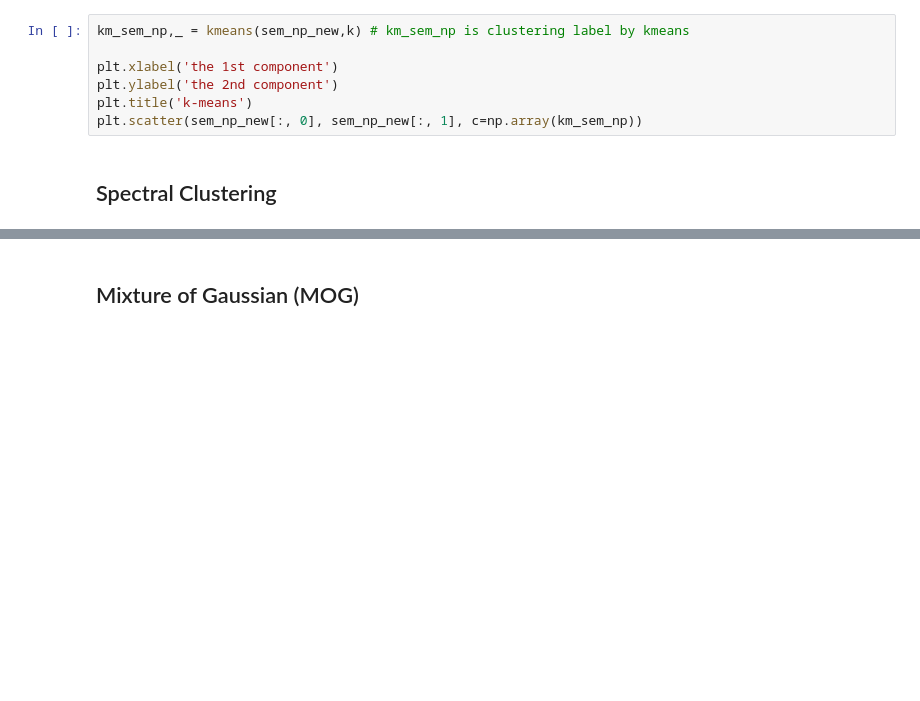
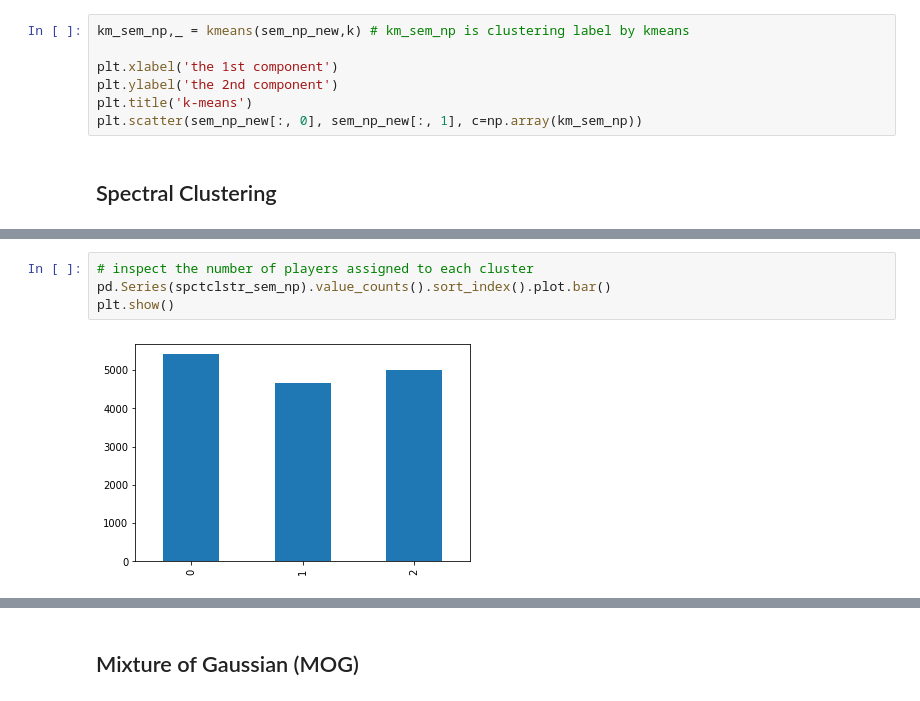
Before and after one commit to Hrann/118b-hsr, a Jupyter notebook: 118B Final Project.ipynb, the cells around one changed output, grey strips where cells are left out. Drawn from its saved outputs; the diff is of its cells as text; blank space fills up the shorter version.

```diff
--- a/118B Final Project.ipynb
+++ b/118B Final Project.ipynb
@@ -548,0 +557,6 @@ plt.scatter(sem_np_new[:, 0], sem_np_new[:, 1], c=sc_sem_np, marker = '1')
+# %%
+# inspect the number of players assigned to each cluster
+pd.Series(spctclstr_sem_np).value_counts().sort_index().plot.bar()
+plt.show()
+# %% [output]
+[figure, added]
```
Also changed, not shown: parts of 5 cells of this notebook.
